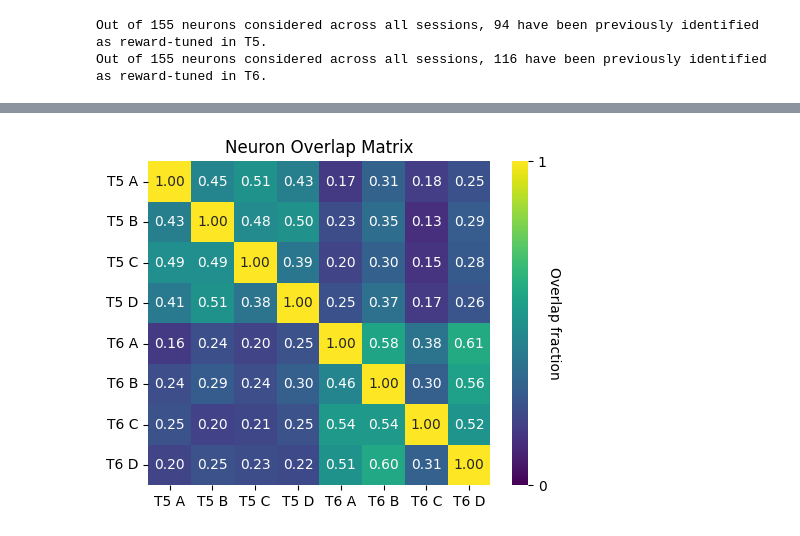
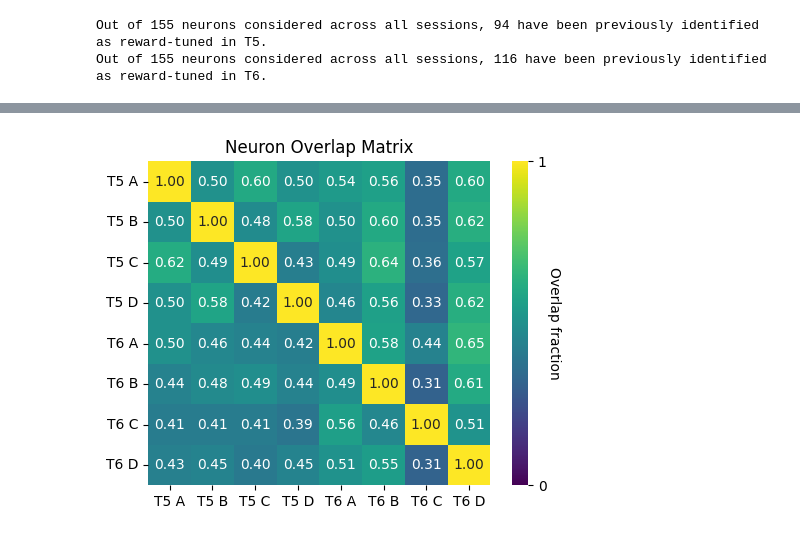
Before and after one commit to AthinaApostolelli/VR_ABCD, a Jupyter notebook: Explore_neural_data_sessions.ipynb, the cells around one changed output, grey strips where cells are left out. Saved outputs shown, nothing was run; the diff lists cells and outputs as text; code cells hidden in the pictures.

Commit message:
Updating  neuron overlap analysis

```diff
--- a/Explore_neural_data_sessions.ipynb
+++ b/Explore_neural_data_sessions.ipynb
@@ -42,7 +42,7 @@ sessions_to_align = ['ses-011_date-20250315_protocol-t5', 'ses-012_date-20250318
 num_sessions = len(sessions_to_align)
 protocol_nums = [int(re.search(r'protocol-t(\d+)', s).group(1)) for s in sessions_to_align]
 
-basepath = Path('/Volumes/mrsic_flogel/public/projects/AtApSuKuSaRe_20250129_HFScohort2')
+basepath = Path('/media/mrsic_flogel/public/projects/AtApSuKuSaRe_20250129_HFScohort2')
 animal = 'TAA0000066'
 func_img_path = 'funcimg/Session'
 tracking_path = basepath / animal / '_'.join(f't{n}' for n in protocol_nums)
@@ -299,8 +299,12 @@ for s in range(num_sessions):
 
     for i, goal in enumerate(ABCD_goals):
         for j, goal_test in enumerate(ABCD_goals):
-            overlap = len(np.where(np.isin(significant_neurons_reward_id[s][()][goal], significant_neurons_reward_id[s][()][goal_test]))[0])
-            perc_overlap = overlap / len(significant_neurons_reward_id[s][()][goal])
+
+            neurons1 = neurons_considered[s][significant_neurons_reward_id[s][()][goal]]
+            neurons2 = neurons_considered[s][significant_neurons_reward_id[s][()][goal_test]]
+
+            overlap = len(np.where(np.isin(neurons1, neurons2))[0])
+            perc_overlap = overlap / len(neurons1)
 
             neuron_overlap_matrix[i,j] = perc_overlap
 
@@ -337,12 +341,11 @@ conditions = [f'T{prot} {goal}' for prot in protocol_nums for goal in goal_ids]
 neuron_overlap_matrix = np.zeros((num_sessions * len(ABCD_goals), num_sessions * len(ABCD_goals)))
 
 neurons1 = [{} for _ in range(num_sessions * len(ABCD_goals))]
-neurons2 = [{} for _ in range(num_sessions * len(ABCD_goals))]
 
 counter = 0
 for s in range(num_sessions):
     for i, goal in enumerate(ABCD_goals):
-        neurons1[counter] = significant_neurons_reward_id[s][()][goal]
+        neurons1[counter] = tracked_reward_id_tuned_idx[s][goal] #neurons_considered[s][significant_neurons_reward_id[s][()][goal]] TODO: what neurons should I be using here???
         counter += 1
 
 for i in range(num_sessions * len(ABCD_goals)):
@@ -354,34 +357,34 @@ for i in range(num_sessions * len(ABCD_goals)):
         neuron_overlap_matrix[i,j] = perc_overlap
 
 fig, ax = plt.subplots(figsize=(5,4))
 h = sns.heatmap(neuron_overlap_matrix,
             annot=True,
             fmt=".2f",
             cmap="viridis",
             vmin=0, vmax=1,
             cbar=True,
             xticklabels=conditions,
             yticklabels=conditions,
             ax=ax)
 
 cbar = h.collections[0].colorbar
 cbar.set_label('Overlap fraction', rotation=270, labelpad=10)
 cbar.set_ticks([0, 1])
 cbar.set_ticklabels(['0', '1'])
 ax.set_title(f'Neuron Overlap Matrix')
 ax.set_yticklabels(ax.get_yticklabels(), rotation=0, ha='right')
 
 plt.tight_layout()
 
 if save_plot:
     output_path = os.path.join(savepath, 'RewardPSTH_RewardTunedNeurons')
     if not os.path.exists(output_path):
         os.makedirs(output_path)
     plt.savefig(os.path.join(output_path, f'neuron_goal_overlap_matrix_allSessions.png'))
 # %% [output]
 [figure]
 [figure]
-[figure, old version]
+[figure, new version]
 # %%
 # What do goal-specific neurons do across sessions?
 # TODO: what do these non-overlapping significant_neurons_reward_id[s][()][goal] do in the other session
```
Also changed, not shown: parts of 4 cells of this notebook, 2 other files.
